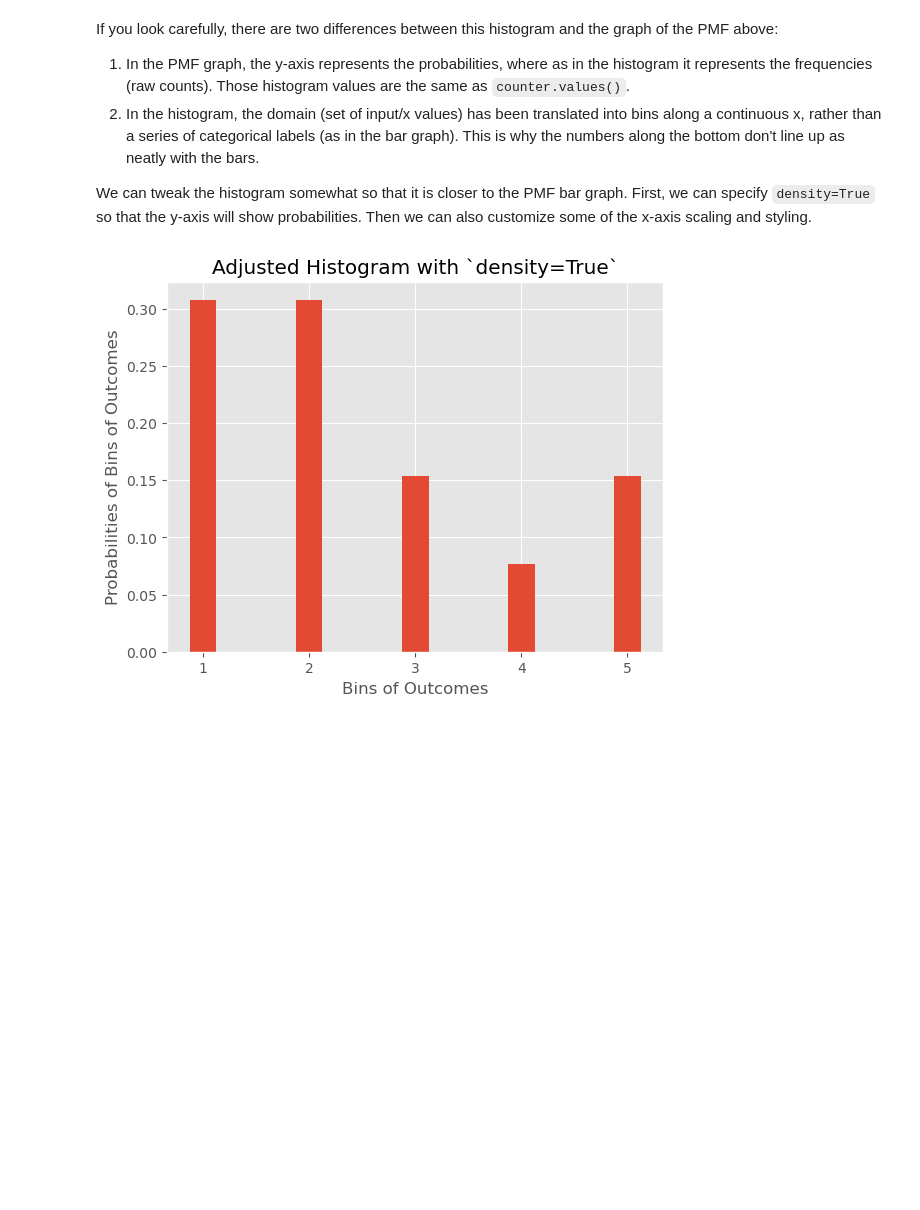
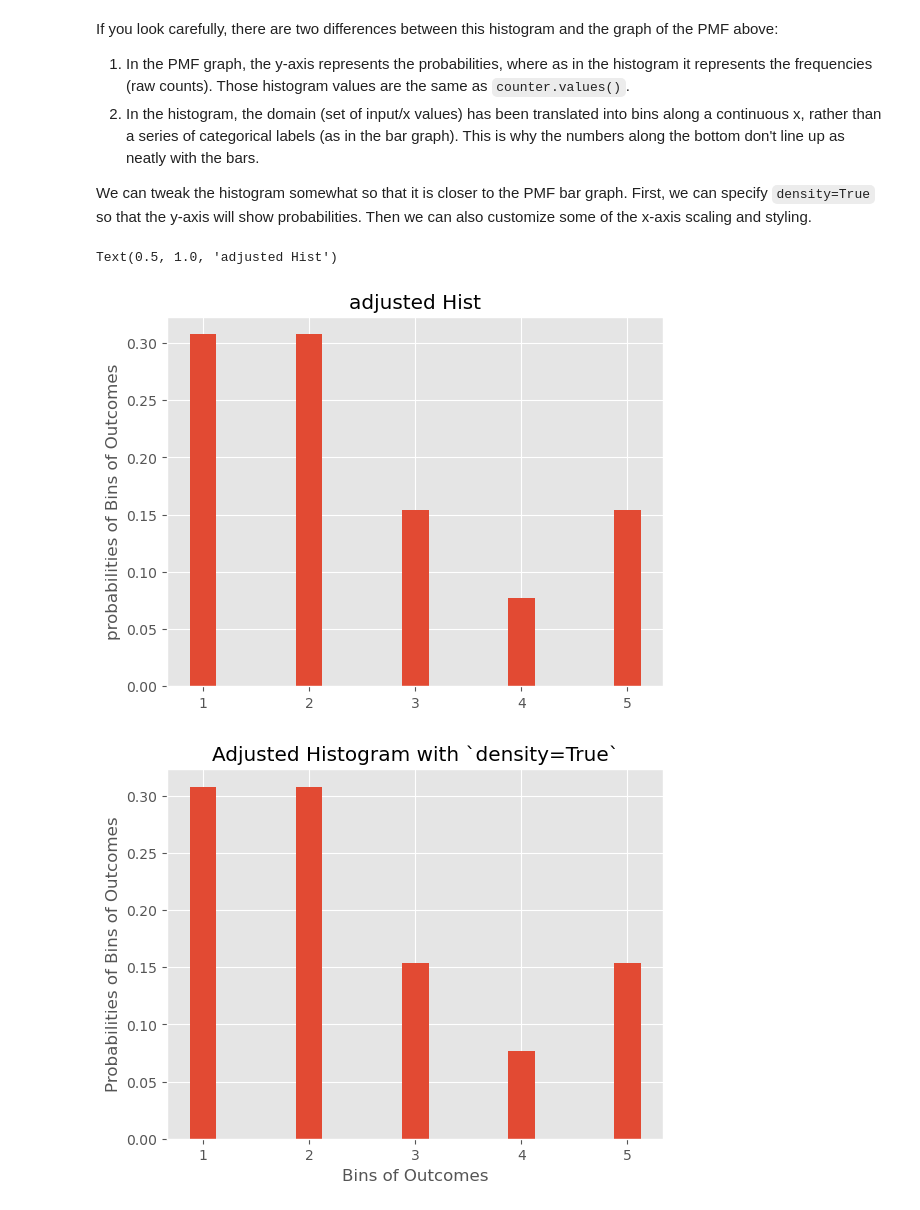
Before and after one commit to victormuuo07/dsc-probability-mass-function, a Jupyter notebook: index.ipynb, the cells around one changed output. Drawn from its saved outputs; the diff is of its cells as text; code cells hidden in the pictures; blank space fills up the shorter version.

```diff
--- a/index.ipynb
+++ b/index.ipynb
@@ -133,6 +133,16 @@ If you look carefully, there are two differences between this histogram and the
 2. In the histogram, the domain (set of input/x values) has been translated into bins along a continuous x, rather than a series of categorical labels (as in the bar graph). This is why the numbers along the bottom don't line up as neatly with the bars.
 
 We can tweak the histogram somewhat so that it is closer to the PMF bar graph. First, we can specify `density=True` so that the y-axis will show probabilities. Then we can also customize some of the x-axis scaling and styling.
+# %%
+xtick_locations = range(1,6)
+bins=np.arange(6)+0.5
+plt.hist(x, bins=bins, rwidth=0.25, density=True)
+plt.xticks(ticks=xtick_locations)
+plt.ylabel('probabilities of Bins of Outcomes')
+plt.title("adjusted Hist")
+# %% [output]
+Text(0.5, 1.0, 'adjusted Hist')
+[figure, added]
 # %%
 xtick_locations = range(1,6)
 bins = np.arange(6)+0.5
```
